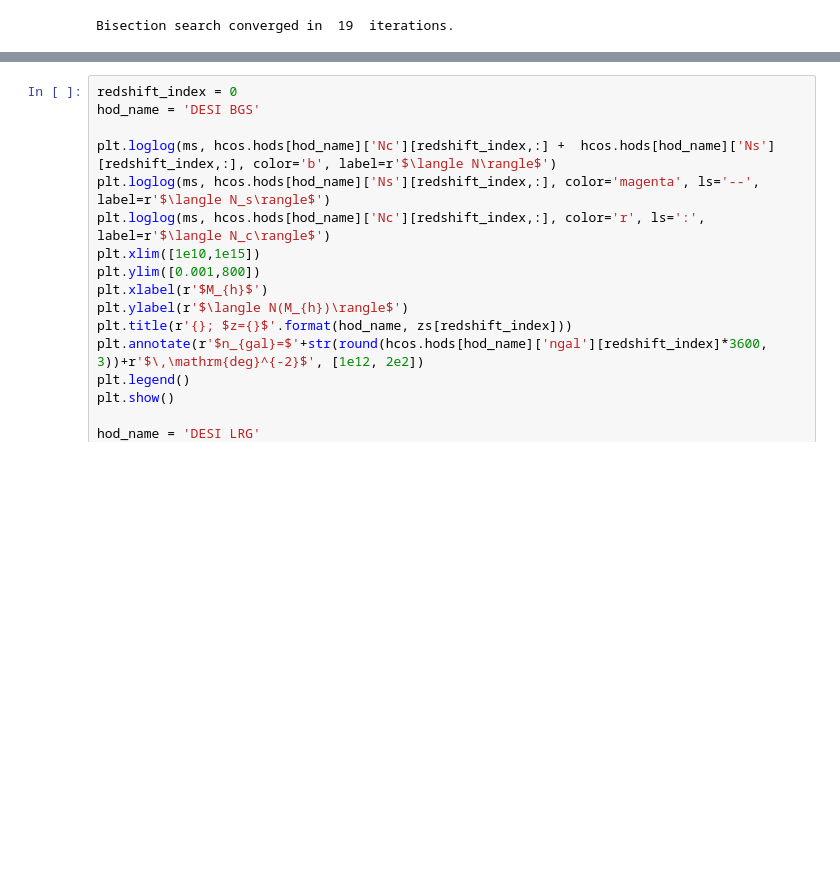
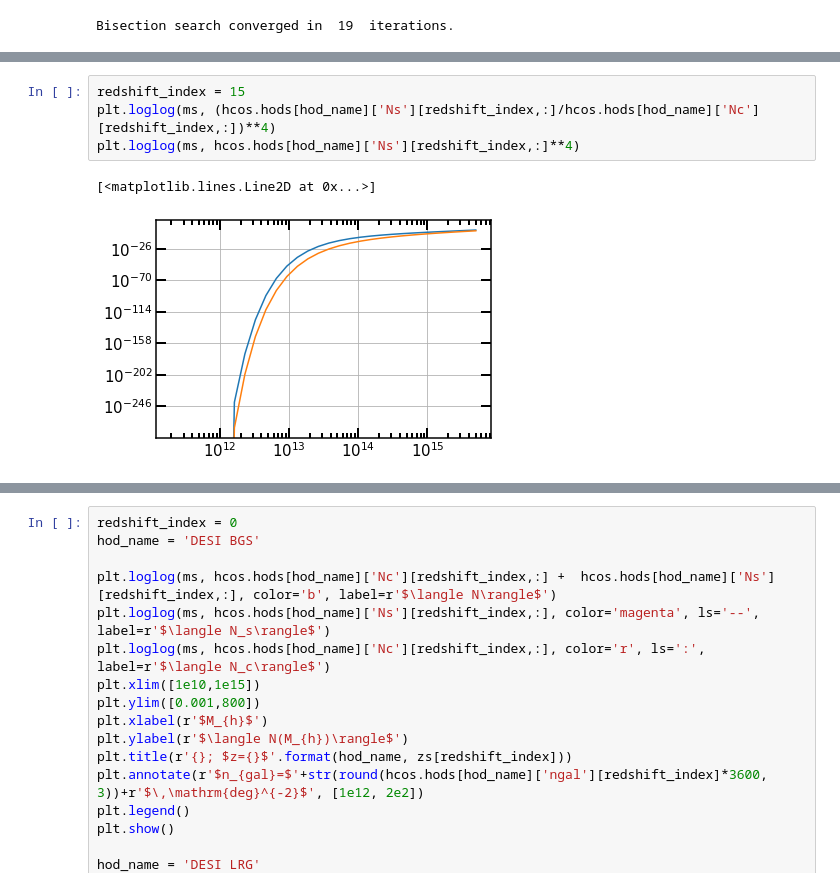
Before and after one commit to abaleato/CosmoBLENDER, a Jupyter notebook: Testing_hod.ipynb, the cells around one changed output, grey strips where cells are left out. Drawn from its saved outputs; the diff is of its cells as text; blank space fills up the shorter version.

```diff
--- a/Testing_hod.ipynb
+++ b/Testing_hod.ipynb
@@ -75,0 +83,7 @@ Bisection search converged in  19  iterations.
+# %%
+redshift_index = 15
+plt.loglog(ms, (hcos.hods[hod_name]['Ns'][redshift_index,:]/hcos.hods[hod_name]['Nc'][redshift_index,:])**4)
+plt.loglog(ms, hcos.hods[hod_name]['Ns'][redshift_index,:]**4)
+# %% [output]
+[<matplotlib.lines.Line2D at 0x...>]
+[figure, added]
```
Also changed, not shown: parts of 2 cells of this notebook, 3 other files.
